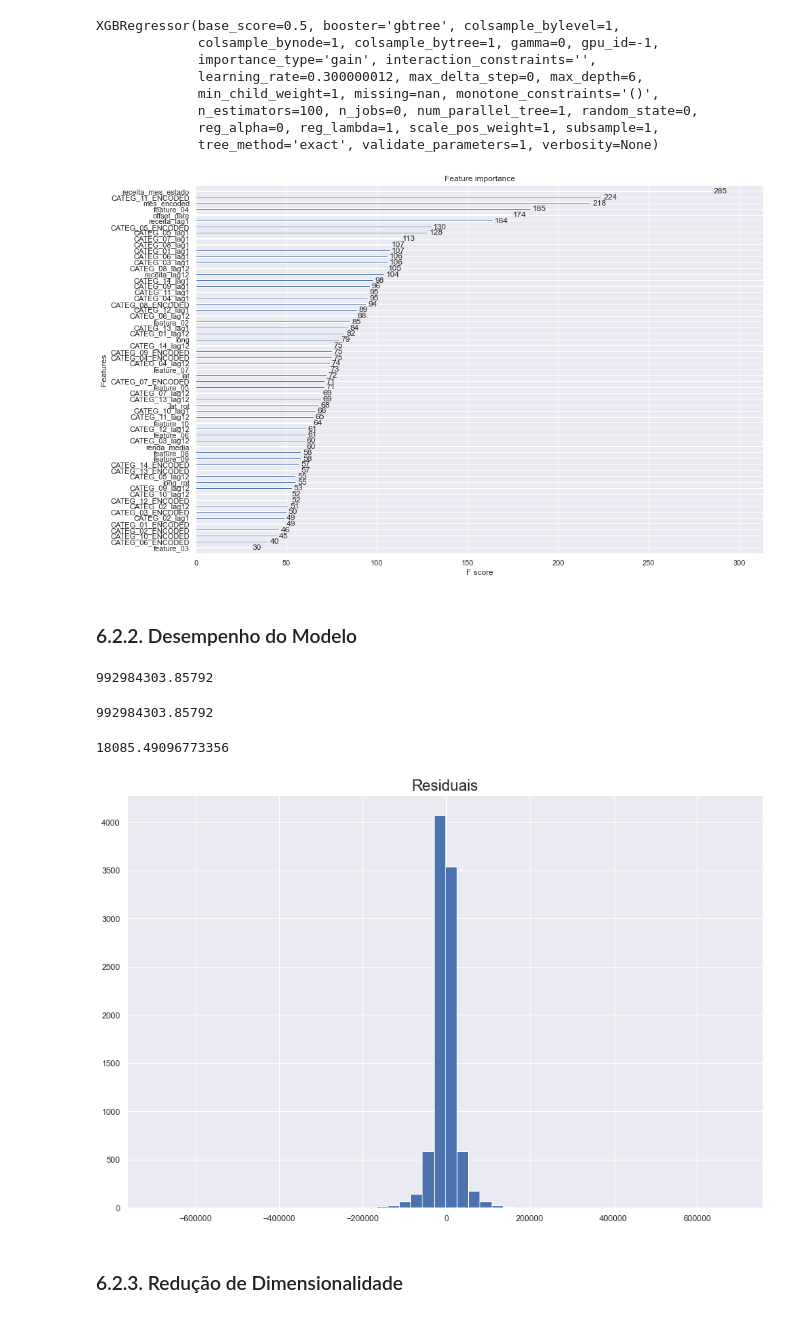
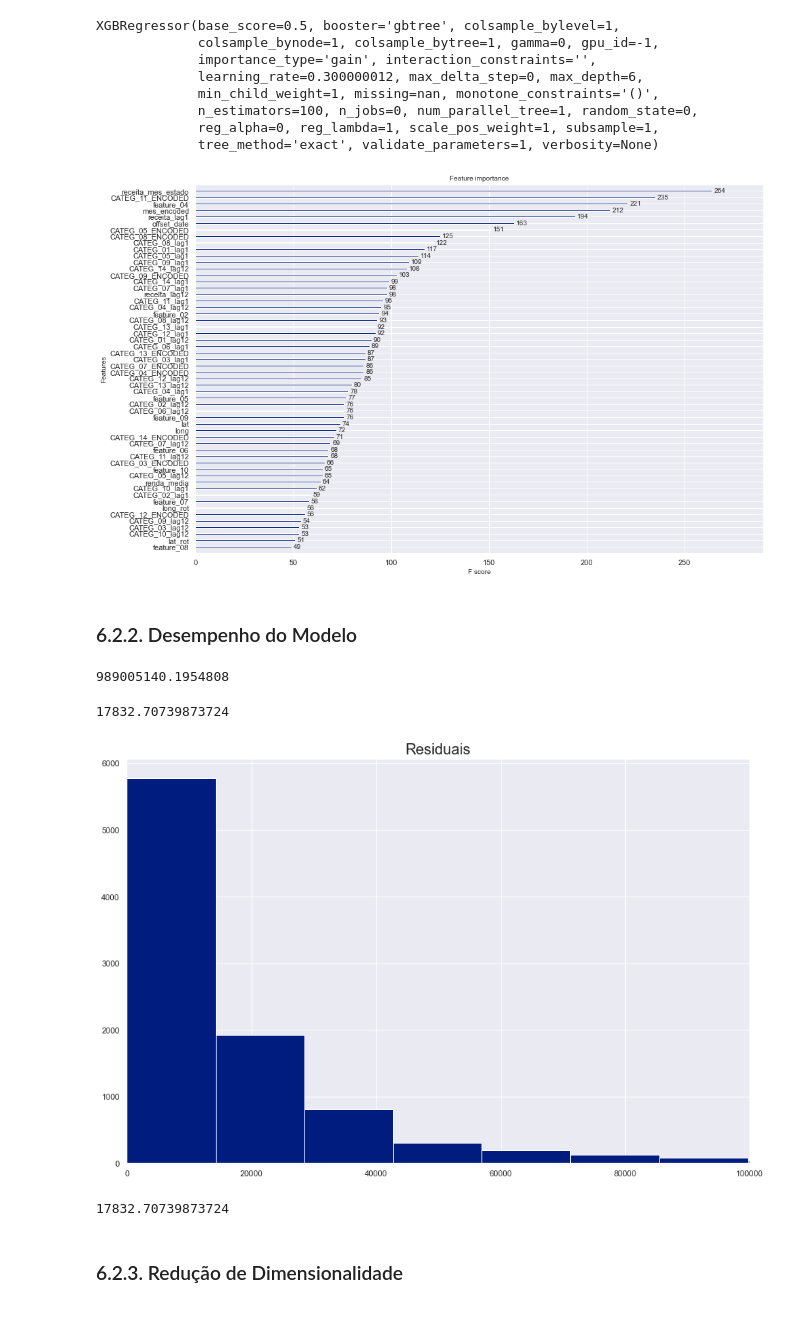
Before and after one commit to lucas-hattori-costa/Hackathon, a Jupyter notebook: Hackathon Big Data.ipynb, the cells around one changed output. Saved outputs shown, nothing was run; the diff lists cells and outputs as text; code cells hidden in the pictures.

```diff
--- a/Hackathon Big Data.ipynb
+++ b/Hackathon Big Data.ipynb
@@ -1120,6 +1126,9 @@ y_train = df5[df5['offset_date'] <= 21][['receita']]
 
 X_test = df5[df5['offset_date'] > 21].drop(['cod_loja', 'receita'], axis = 1)
 y_test = df5[df5['offset_date'] > 21][['receita']]
+# %%
+X_train = X_train.drop(columns = ['feature_03', 'CATEG_01_ENCODED', 'CATEG_02_ENCODED', 'CATEG_10_ENCODED', 'CATEG_06_ENCODED'])
+X_test = X_test.drop(columns = ['feature_03', 'CATEG_01_ENCODED', 'CATEG_02_ENCODED', 'CATEG_10_ENCODED', 'CATEG_06_ENCODED'])
 # %% [markdown]
 ## 6.2. XGBoost Regressor
 
@@ -1139,30 +1148,33 @@ XGBRegressor(base_score=0.5, booster='gbtree', colsample_bylevel=1,
 # %%
 x = xgb.plot_importance(reg)
 # %% [output]
-[figure, old version]
+[figure, new version]
 # %% [markdown]
 ### 6.2.2. Desempenho do Modelo
 # %%
 # predictions
 y_pred = reg.predict(X_test)
-# %% [output]
-992984303.85792
 # %%
 error_msqr = mean_squared_error(y_test, y_pred)
 error_msqr
 # %% [output]
-992984303.85792
+989005140.1954808
 # %%
 error_mae = mean_absolute_error(y_test, y_pred)
 error_mae
 # %% [output]
-18085.49096773356
+17832.70739873724
 # %%
 # residual
-residuals = np.array(y_test['receita']) - y_pred
+residuals = np.abs(np.array(y_test['receita']) - y_pred)
 _ = pd.Series(residuals).hist(bins = 50)
 _ = plt.title('Residuais', fontsize = 20)
+_ = plt.xlim((0, 1e5))
 # %% [output]
-[figure, old version]
+[figure, new version]
+# %%
+residuals.mean()
+# %% [output]
+17832.70739873724
 # %% [markdown]
 ### 6.2.3. Redução de Dimensionalidade
```
Also changed, not shown: parts of 25 cells of this notebook.
